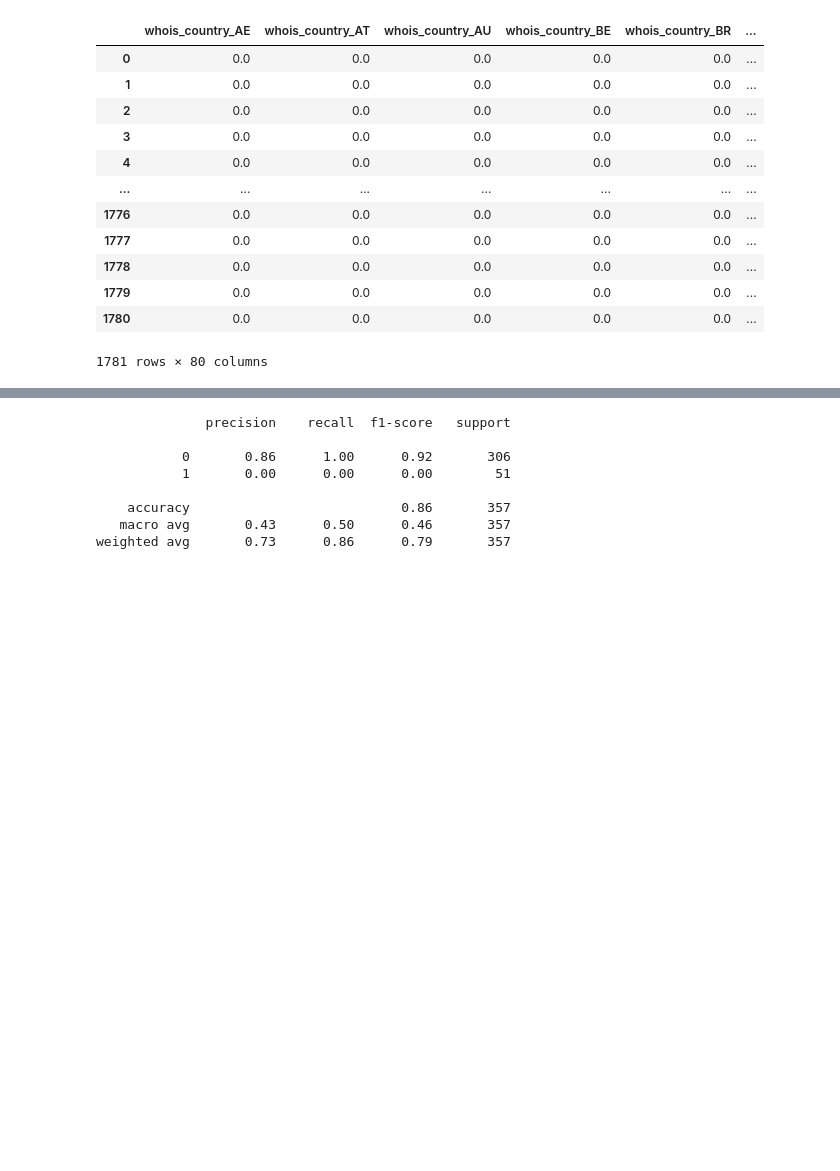
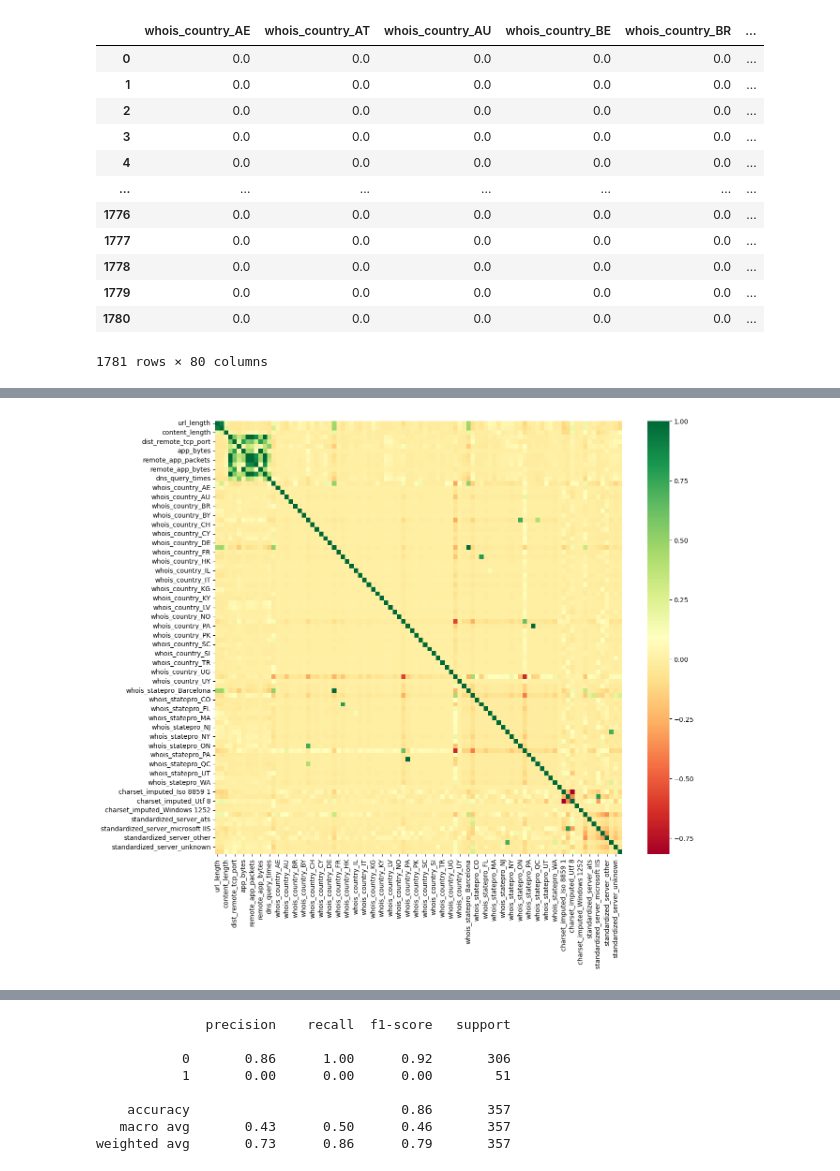
Before and after one commit to chrisheimbuch/malicious-websites-research-report, a Jupyter notebook: source/malicious_or_benign_websites_technical_modeling.ipynb, the cells around one changed output, grey strips where cells are left out. Saved outputs shown, nothing was run; the diff lists cells and outputs as text; code cells hidden in the pictures; blank space fills up the shorter version.

Commit message:
technical notebook annotated

```diff
--- a/source/malicious_or_benign_websites_technical_modeling.ipynb
+++ b/source/malicious_or_benign_websites_technical_modeling.ipynb
@@ -312 +329,11 @@ preprocess_df
+# %%
+#Plot a heatmap of correlation of features.
+heatmap_examine = preprocess_df
+
+plt.figure(figsize=(14, 12))
+
+
+sns.heatmap(heatmap_examine.corr(), annot=False, cmap="RdYlGn");
+# %% [output]
+[figure, added]
 # %%
```
Also changed, not shown: parts of 68 cells of this notebook.
